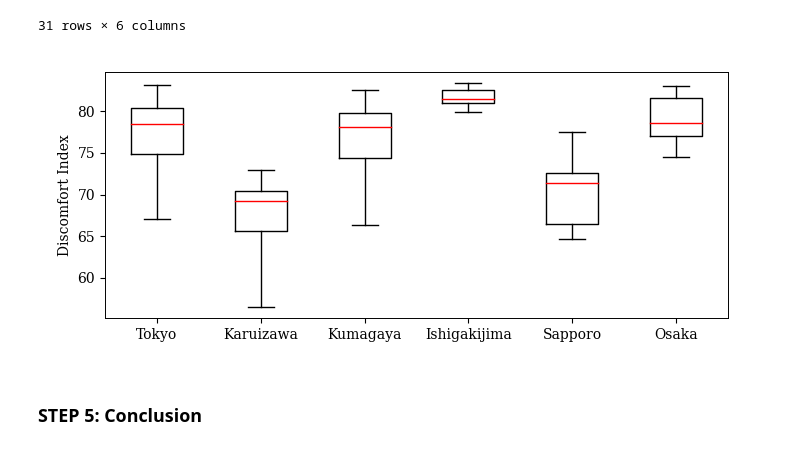
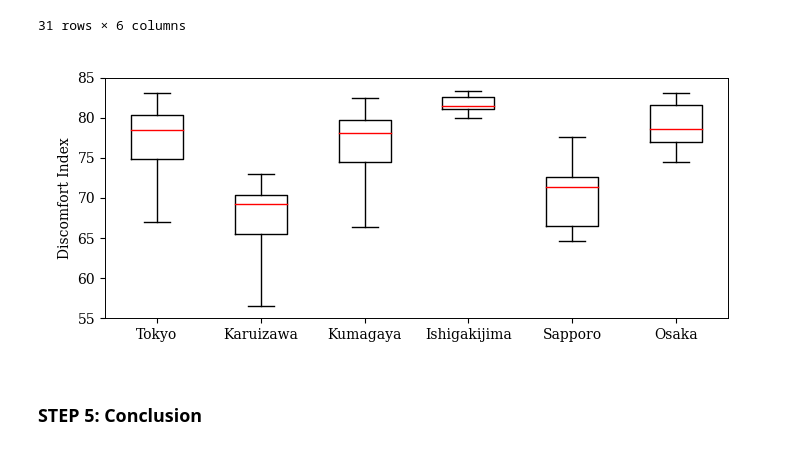
Before and after one commit to tnarizuka/Applied_Information_Processing, a Jupyter notebook: _build/jupyter_execute/chap_2/sec_2-1/sec_2-1.ipynb, the cells around one changed output. Cells and saved outputs as stored; diff of their text form; code cells hidden in the pictures.

```diff
--- a/_build/jupyter_execute/chap_2/sec_2-1/sec_2-1.ipynb
+++ b/_build/jupyter_execute/chap_2/sec_2-1/sec_2-1.ipynb
@@ -482,11 +485,12 @@ DI
 # %%
 # 並行箱ひげ図（不快指数）
 fig, ax = plt.subplots(figsize=(7, 3))
 ret = ax.boxplot(DI.values, labels=DI.columns, whis=100, widths=0.5, vert=True)
 ax.set_ylabel('Discomfort Index')
+ax.set_ylim(55, 85)
 fig.savefig('./boxplot_di.png', bbox_inches="tight", pad_inches=0.2, transparent=True, dpi=300) # 保存
 # %% [output]
-[figure, old version]
+[figure, new version]
 # %% [markdown]
 ### STEP 5: Conclusion
 # %% [markdown]
```
Also changed, not shown: parts of 5 cells of this notebook, 13 other files.
